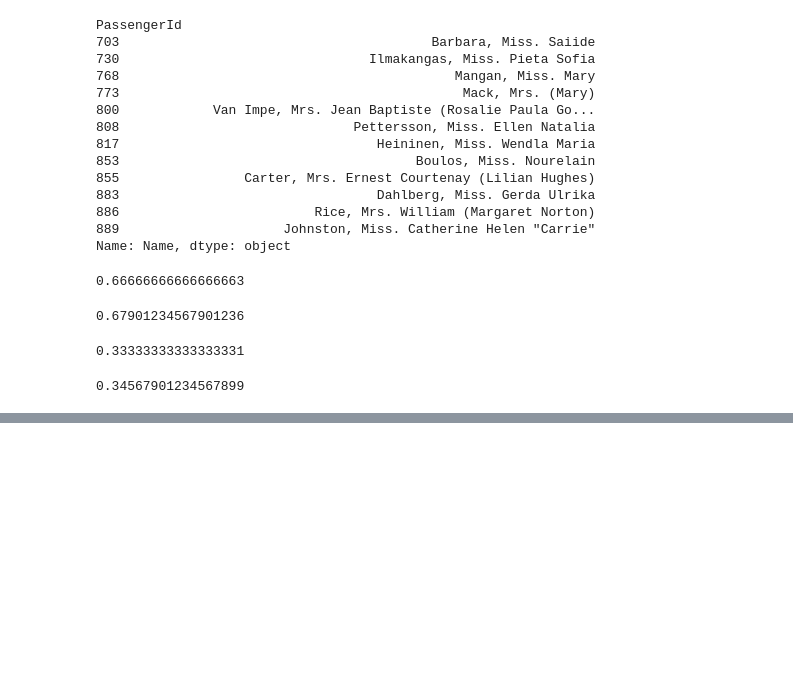
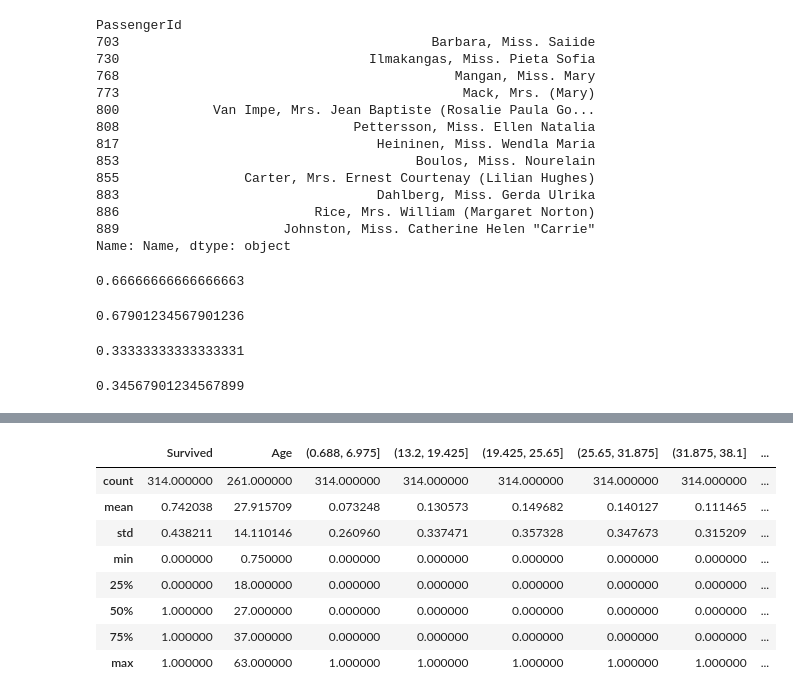
Before and after one commit to domspad/titanic_challenge, a Jupyter notebook: ipynbs/error_analyisis_first_logregress.ipynb, the cells around one changed output, grey strips where cells are left out. Drawn from its saved outputs; the diff is of its cells as text; code cells hidden in the pictures; blank space fills up the shorter version.

```diff
--- a/ipynbs/error_analyisis_first_logregress.ipynb
+++ b/ipynbs/error_analyisis_first_logregress.ipynb
@@ -233,0 +318,12 @@ df[(df['Sex'] == 'female') & (df['Survived'] == 0)].Name.apply(lambda x : '(' in
+# %%
+dfwomen.describe()
+# %% [output]
+|  | Survived | Age | (0.688, 6.975] | (13.2, 19.425] | (19.425, 25.65] | (25.65, 31.875] | (31.875, 38.1] | ... |
+| count | 314.000000 | 261.000000 | 314.000000 | 314.000000 | 314.000000 | 314.000000 | 314.000000 | ... |
+| mean | 0.742038 | 27.915709 | 0.073248 | 0.130573 | 0.149682 | 0.140127 | 0.111465 | ... |
+| std | 0.438211 | 14.110146 | 0.260960 | 0.337471 | 0.357328 | 0.347673 | 0.315209 | ... |
+| min | 0.000000 | 0.750000 | 0.000000 | 0.000000 | 0.000000 | 0.000000 | 0.000000 | ... |
+| 25% | 0.000000 | 18.000000 | 0.000000 | 0.000000 | 0.000000 | 0.000000 | 0.000000 | ... |
+| 50% | 1.000000 | 27.000000 | 0.000000 | 0.000000 | 0.000000 | 0.000000 | 0.000000 | ... |
+| 75% | 1.000000 | 37.000000 | 0.000000 | 0.000000 | 0.000000 | 0.000000 | 0.000000 | ... |
+| max | 1.000000 | 63.000000 | 1.000000 | 1.000000 | 1.000000 | 1.000000 | 1.000000 | ... |
```
Also changed, not shown: parts of 17 cells of this notebook.
